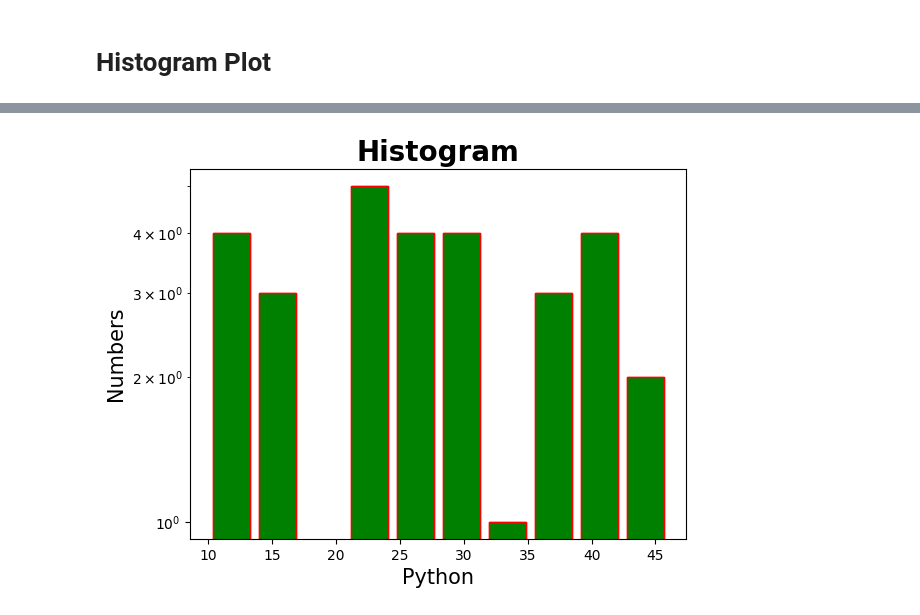
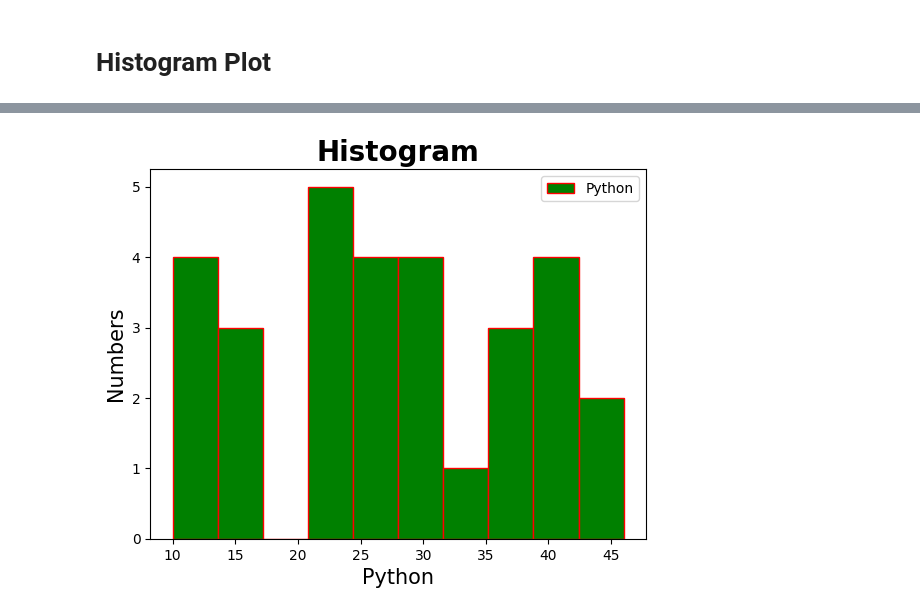
Before and after one commit to rajan-dhinoja/python_libraries, a Jupyter notebook: Matplotlib_Tutorial.ipynb, the cells around one changed output, grey strips where cells are left out. Drawn from its saved outputs; the diff is of its cells as text; code cells hidden in the pictures.

```diff
--- a/Matplotlib_Tutorial.ipynb
+++ b/Matplotlib_Tutorial.ipynb
@@ -115,20 +115,25 @@ print(x)
 # %%
 num = [33, 16, 38, 23, 42, 44, 22, 26, 31, 22, 31, 28, 29, 39, 25, 14, 10, 37, 10, 46, 12, 27, 14, 23, 13, 42, 38, 41, 21, 27]
 l =[10, 20, 30, 40, 50, ]
 plt.title("Histogram", fontsize=20, fontweight=600)
 plt.xlabel("Python", fontsize=15)
 plt.ylabel("Numbers", fontsize=15)
 
 # plt.hist(num, color="g")
 # plt.hist(num, color="g", edgecolor="r", align="mid")
-plt.hist(num, color="g", edgecolor="r", align="mid", rwidth=0.8)
-plt.hist(num, color="g", edgecolor="r", align="mid", rwidth=0.8, log=True)
+# plt.hist(num, color="g", edgecolor="r", align="mid", rwidth=0.8)
+# plt.hist(num, color="g", edgecolor="r", align="mid", rwidth=0.8, log=True)
 # plt.hist(num, color="g", edgecolor="r", orientation="horizontal")
 # plt.hist(num, color="g", edgecolor="r", histtype="step")
 # plt.hist(num, color="g", bottom=10, edgecolor="r")
 # plt.hist(num, color="g", edgecolor="r", cumulative=-1)
 # plt.hist(num, "auto", (0, 100),  edgecolor="r")
 # plt.hist(num, bins=l, color="g", edgecolor="r")
+plt.hist(num, color="g", edgecolor="r", align="mid", label="Python")
+
+# plt.axvline(33, color="c", label="Line")
+# plt.grid(color='m')
+plt.legend()
 plt.show()
 # %% [output]
-[figure, old version]
+[figure, new version]
```
Also changed, not shown: parts of 6 cells of this notebook.
